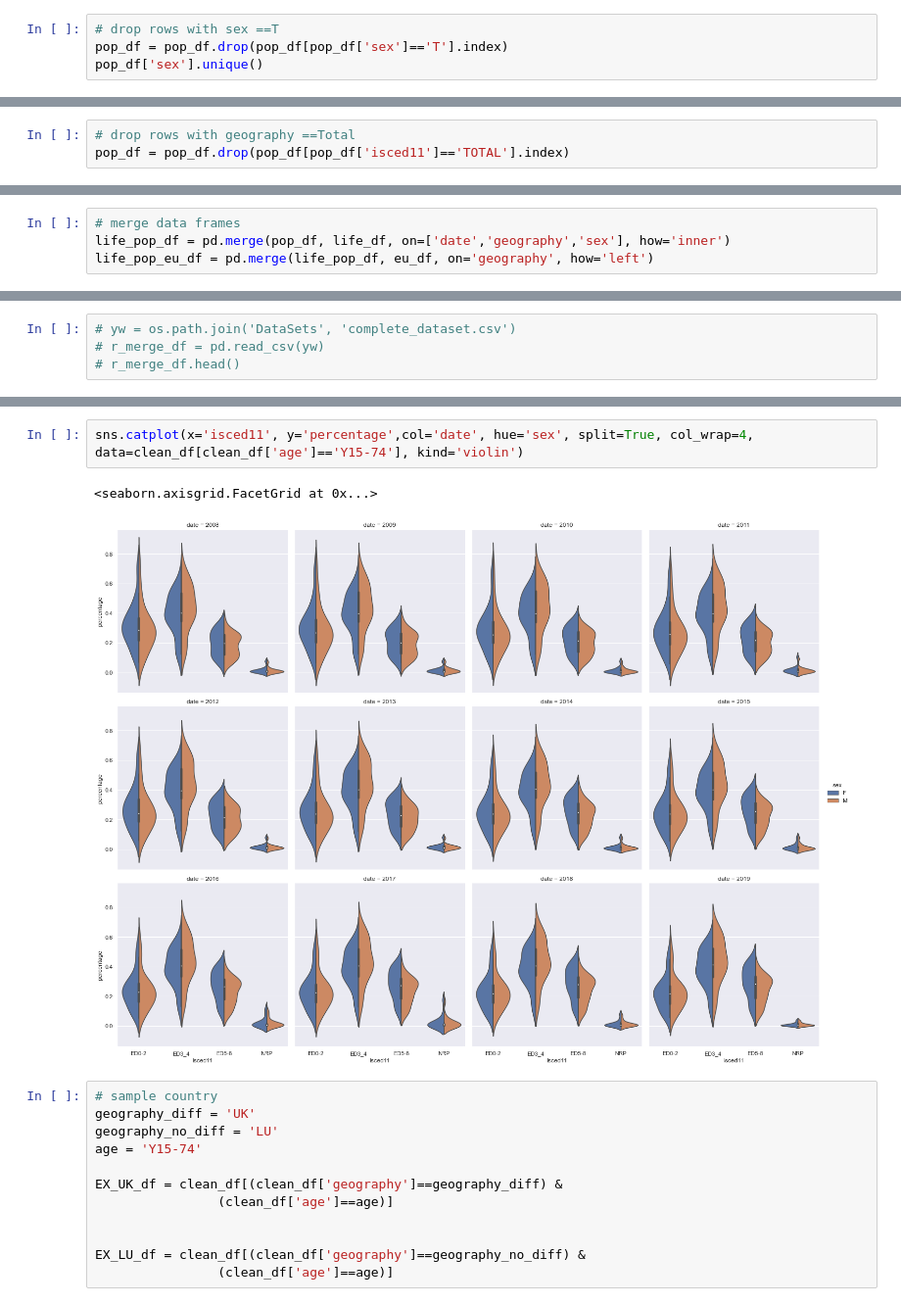
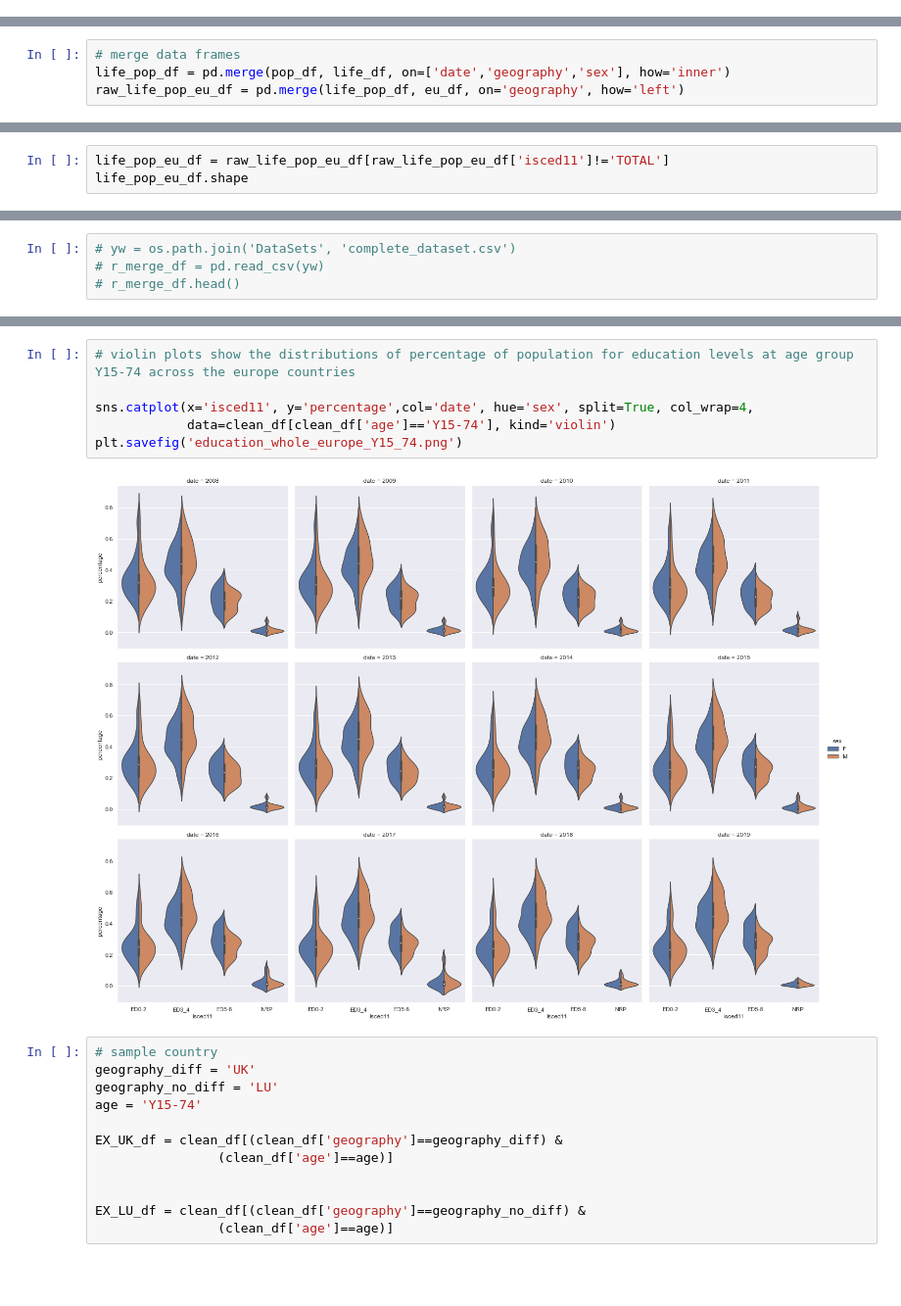
Before and after one commit to ywu223/Capstone1_Compsognathus, a Jupyter notebook: Project_1_LingLv.ipynb, the cells around one changed output, grey strips where cells are left out. Shown at 98% size. Saved outputs shown, nothing was run; the diff lists cells and outputs as text; blank space fills up the shorter version.

```diff
--- a/Project_1_LingLv.ipynb
+++ b/Project_1_LingLv.ipynb
@@ -57,4 +21,0 @@ array(['F', 'M', 'T'], dtype=object)
-# %%
-# drop rows with sex ==T
-pop_df = pop_df.drop(pop_df[pop_df['sex']=='T'].index)
-pop_df['sex'].unique()
@@ -63,3 +21,0 @@ array(['F', 'M'], dtype=object)
-# %%
-# drop rows with geography ==Total
-pop_df = pop_df.drop(pop_df[pop_df['isced11']=='TOTAL'].index)
@@ -73,4 +22,4 @@ array([2020, 2019, 2018, 2017, 2016, 2015, 2014, 2013, 2012, 2011, 2010,
 # %%
 # merge data frames
 life_pop_df = pd.merge(pop_df, life_df, on=['date','geography','sex'], how='inner')
-life_pop_eu_df = pd.merge(life_pop_df, eu_df, on='geography', how='left')
+raw_life_pop_eu_df = pd.merge(life_pop_df, eu_df, on='geography', how='left')
@@ -76,0 +39,3 @@ life_pop_eu_df = pd.merge(life_pop_df, eu_df, on='geography', how='left')
+# %%
+life_pop_eu_df = raw_life_pop_eu_df[raw_life_pop_eu_df['isced11']!='TOTAL']
+life_pop_eu_df.shape
@@ -369,8 +286,11 @@ sns.catplot(x='isced11', y='percentage',col='date', hue='sex', split=True, col_w
 # %%
-sns.catplot(x='isced11', y='percentage',col='date', hue='sex', split=True, col_wrap=4, data=clean_df[clean_df['age']=='Y15-74'], kind='violin')
+# violin plots show the distributions of percentage of population for education levels at age group Y15-74 across the europe countries
+
+sns.catplot(x='isced11', y='percentage',col='date', hue='sex', split=True, col_wrap=4,
+            data=clean_df[clean_df['age']=='Y15-74'], kind='violin')
+plt.savefig('education_whole_europe_Y15_74.png')
 # %% [output]
-<seaborn.axisgrid.FacetGrid at 0x...>
-[figure, old version]
+[figure, new version]
 # %%
 # sample country
 geography_diff = 'UK'
```
Also changed, not shown: parts of 60 cells of this notebook, 14 other files.
